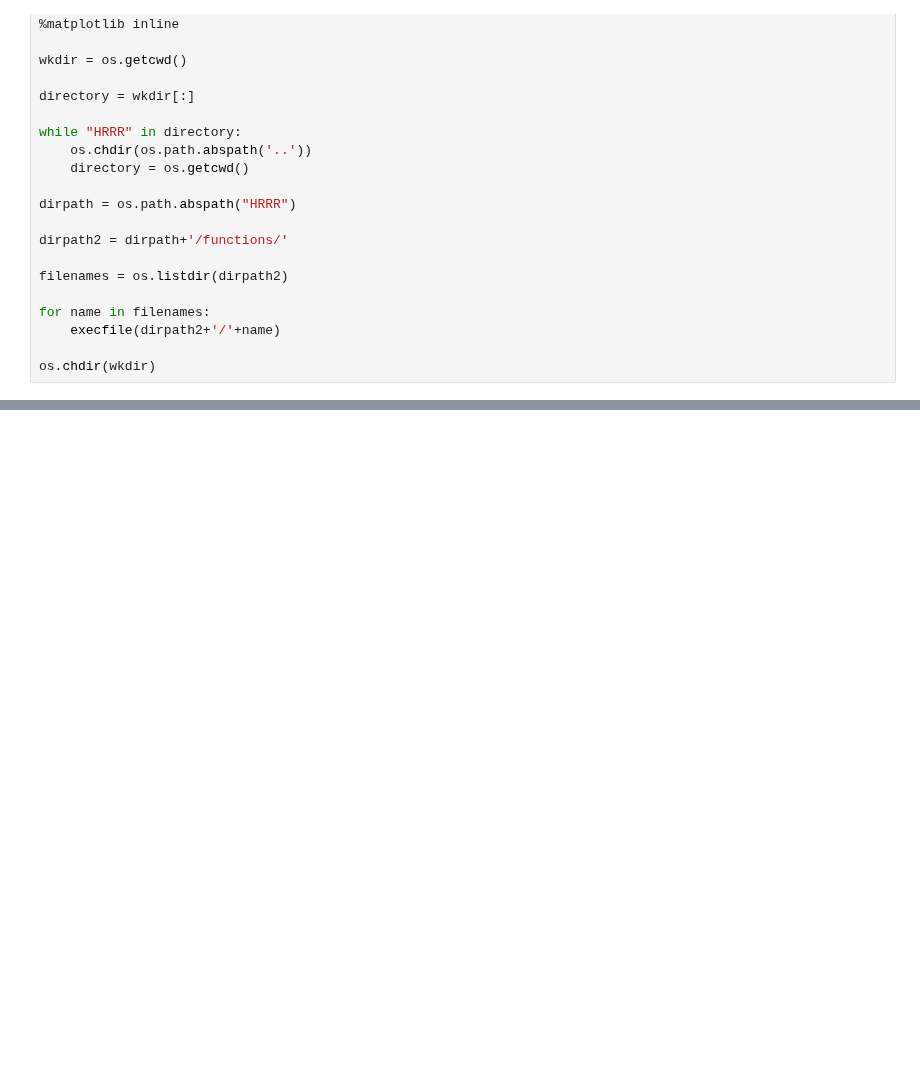
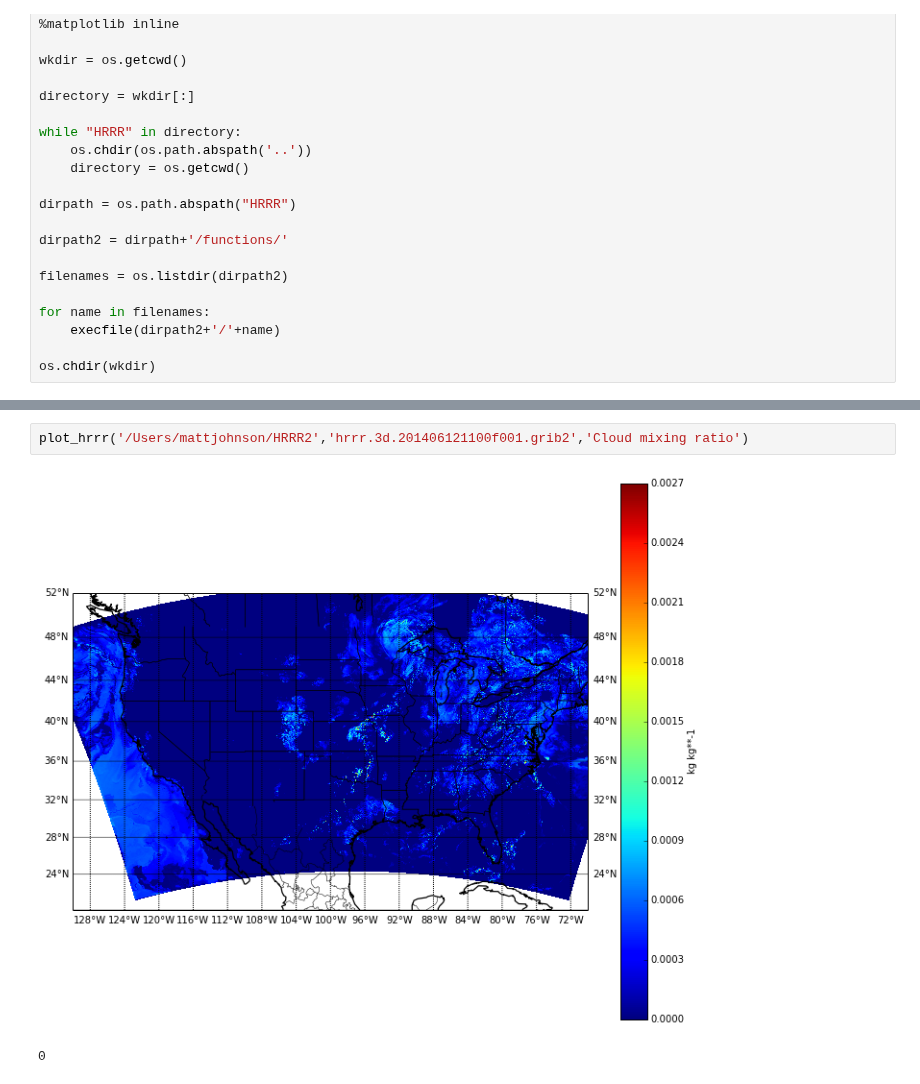
Before and after one commit to EVS-ATMOS/HRRR, a Jupyter notebook: notebooks/dayplots 2.ipynb, the cells around one changed output, grey strips where cells are left out. Drawn from its saved outputs; the diff is of its cells as text; blank space fills up the shorter version.

```diff
--- a/notebooks/dayplots 2.ipynb
+++ b/notebooks/dayplots 2.ipynb
@@ -69,0 +32,5 @@ if __name__ == '__main__':
+# %%
+plot_hrrr('/Users/mattjohnson/HRRR2','hrrr.3d.201406121100f001.grib2','Cloud mixing ratio')
+# %% [output]
+[figure, added]
+0
```
Also changed, not shown: parts of 8 cells of this notebook, 7 other files.
